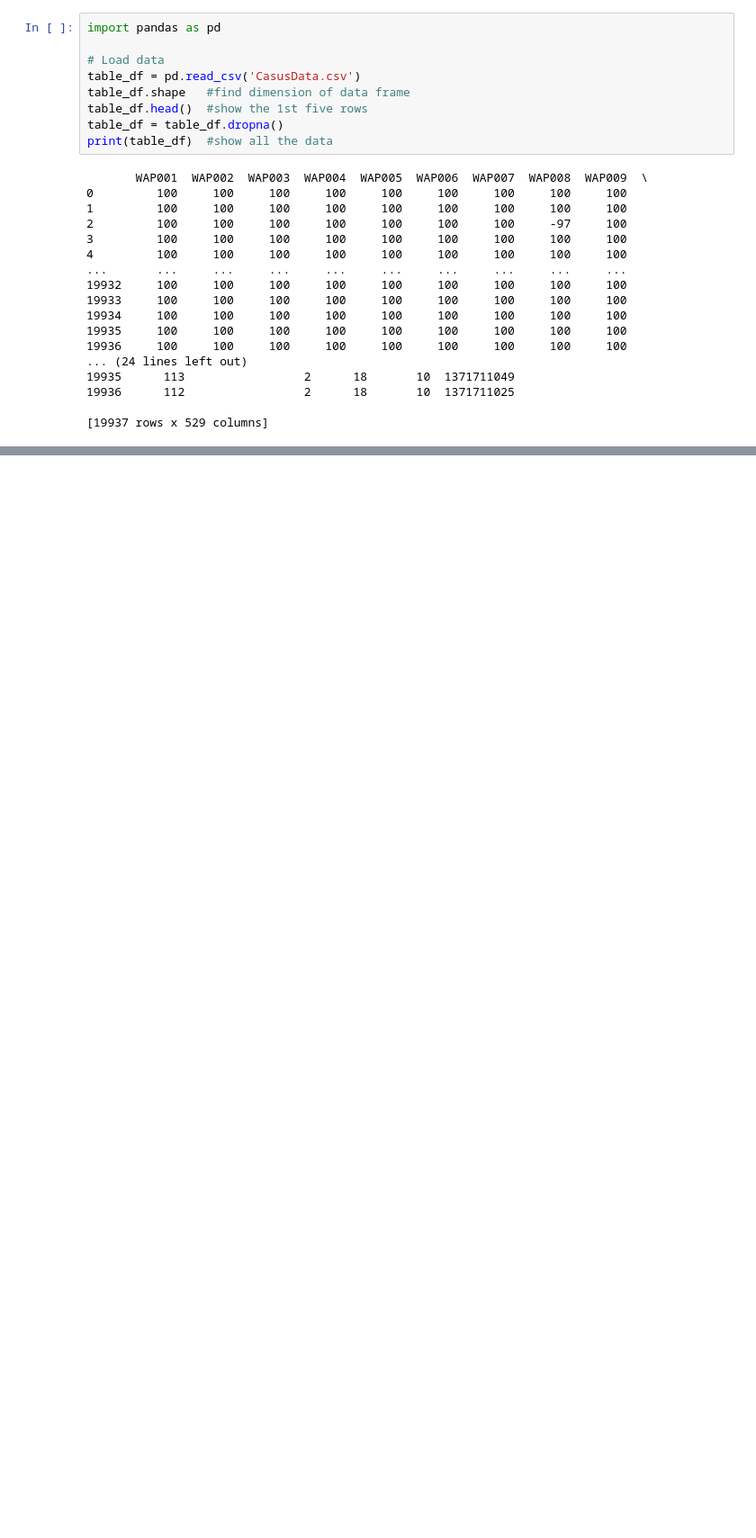
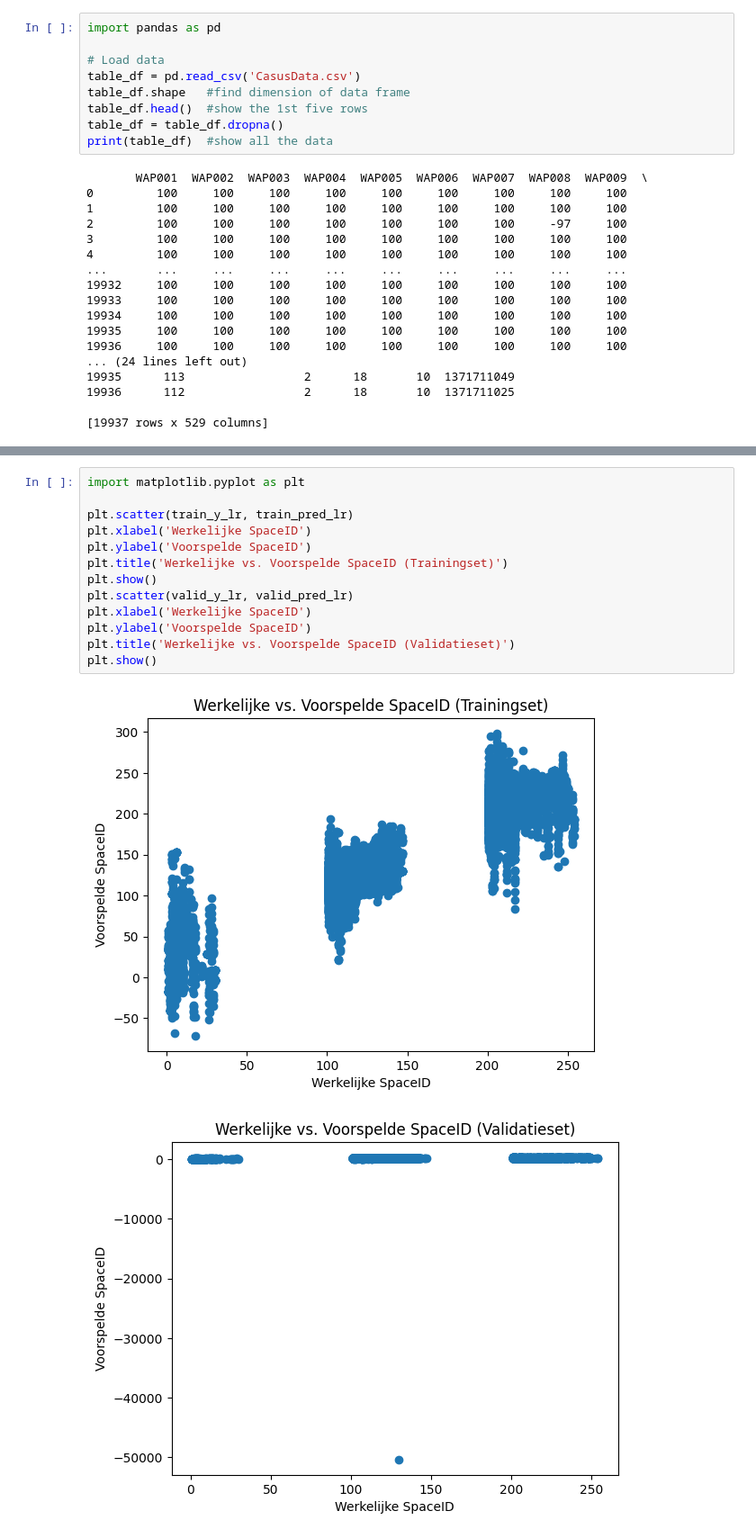
Before and after one commit to Vigo28/Casus-Y2B2, a Jupyter notebook: Python.ipynb, the cells around one changed output, grey strips where cells are left out. Shown at 90% size. Drawn from its saved outputs; the diff is of its cells as text; blank space fills up the shorter version.

```diff
--- a/Python.ipynb
+++ b/Python.ipynb
@@ -27,0 +99,16 @@ print(table_df)  #show all the data
+# %%
+import matplotlib.pyplot as plt
+
+plt.scatter(train_y_lr, train_pred_lr)
+plt.xlabel('Werkelijke SpaceID')
+plt.ylabel('Voorspelde SpaceID')
+plt.title('Werkelijke vs. Voorspelde SpaceID (Trainingset)')
+plt.show()
+plt.scatter(valid_y_lr, valid_pred_lr)
+plt.xlabel('Werkelijke SpaceID')
+plt.ylabel('Voorspelde SpaceID')
+plt.title('Werkelijke vs. Voorspelde SpaceID (Validatieset)')
+plt.show()
+# %% [output]
+[figure, added]
+[figure, added]
```
Also changed, not shown: parts of 2 cells of this notebook.
